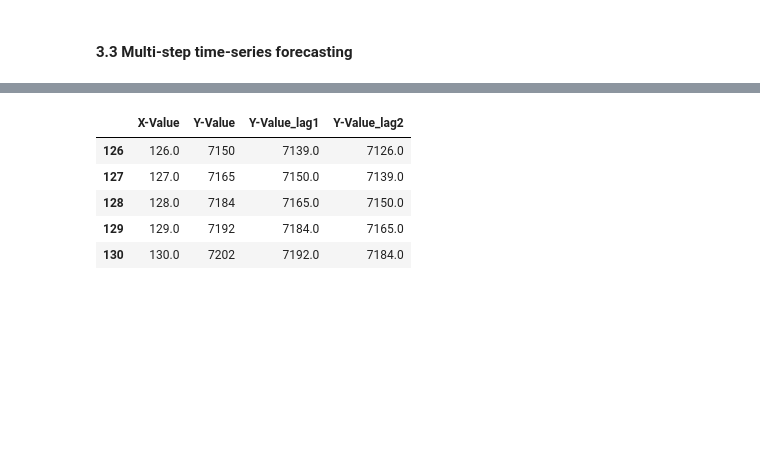
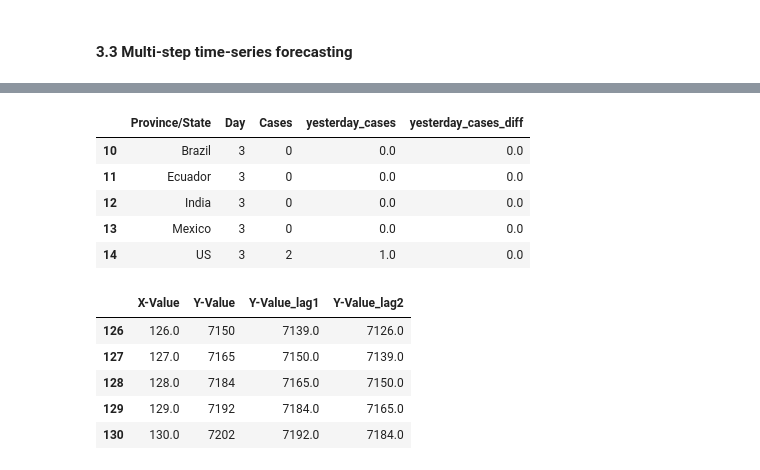
Before and after one commit to j-greggazz/Kaggle, a Jupyter notebook: covid_19/notebooks/Covid 19 comparisons & predictions for selected countries.ipynb, the cells around one changed output, grey strips where cells are left out. Drawn from its saved outputs; the diff is of its cells as text; code cells hidden in the pictures; blank space fills up the shorter version.

```diff
--- a/covid_19/notebooks/Covid 19 comparisons & predictions for selected countries.ipynb
+++ b/covid_19/notebooks/Covid 19 comparisons & predictions for selected countries.ipynb
@@ -794,0 +817,6 @@ plotGaussPredictions(changes_deaths_df, labels, countryList, prediction_window,
+# %%
+df_country = df_country.melt(id_vars='Province/State', var_name='Day', value_name='Cases')
+
+df_country['Day'] = df_country['Day'].str.extract('(\d+)', expand=False).astype(int)
+df_country = df_country.sort_values(['Day', 'Province/State'])
+df_country.head()
@@ -795,3 +830,15 @@ plotGaussPredictions(changes_deaths_df, labels, countryList, prediction_window,
+# %%
+df_country['yesterday_cases'] = df_country.groupby(['Province/State'])['Cases'].shift()
+df_country['yesterday_cases_diff'] = df_country.groupby(['Province/State'])['yesterday_cases'].diff()
+df_country.dropna(inplace = True)
+df_country.head(5)
+# %% [output]
+|  | Province/State | Day | Cases | yesterday_cases | yesterday_cases_diff |
+| 10 | Brazil | 3 | 0 | 0.0 | 0.0 |
+| 11 | Ecuador | 3 | 0 | 0.0 | 0.0 |
+| 12 | India | 3 | 0 | 0.0 | 0.0 |
+| 13 | Mexico | 3 | 0 | 0.0 | 0.0 |
+| 14 | US | 3 | 2 | 1.0 | 0.0 |
 # %%
 df_country = conf_df[conf_df['Province/State'] == 'Australia']
 y_val =  df_country[df_country.columns[4:]].values[0]
```
Also changed, not shown: parts of 3 cells of this notebook.
